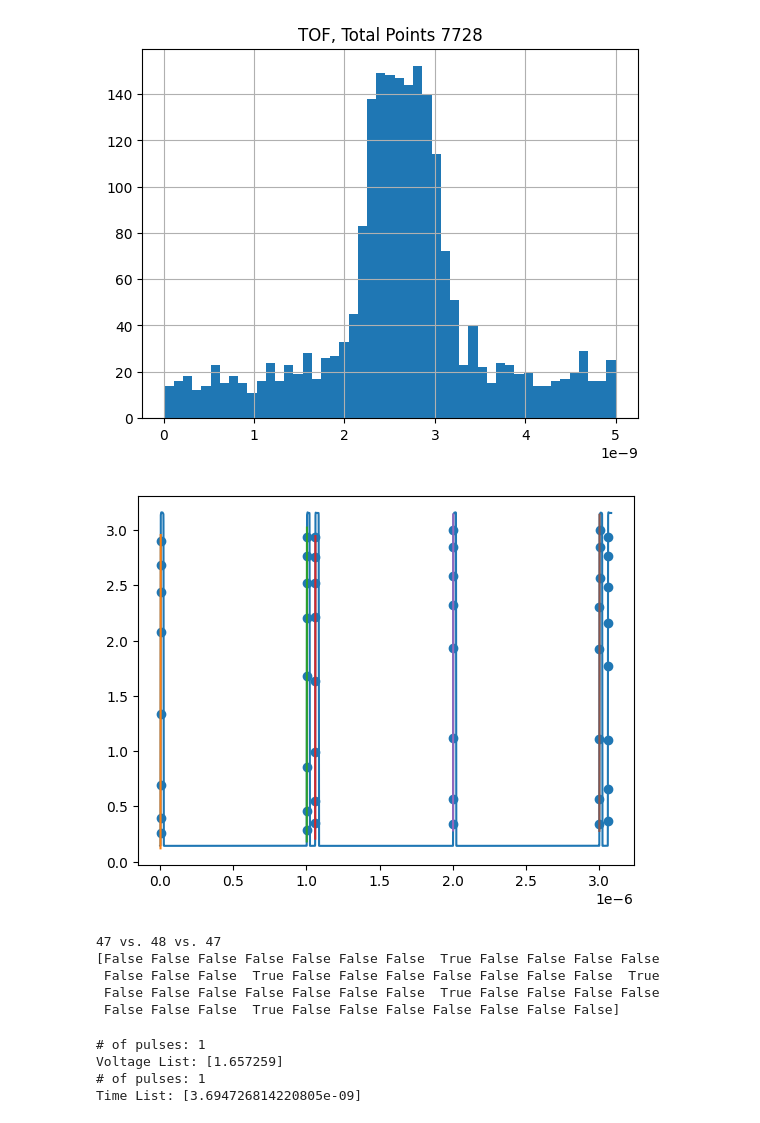
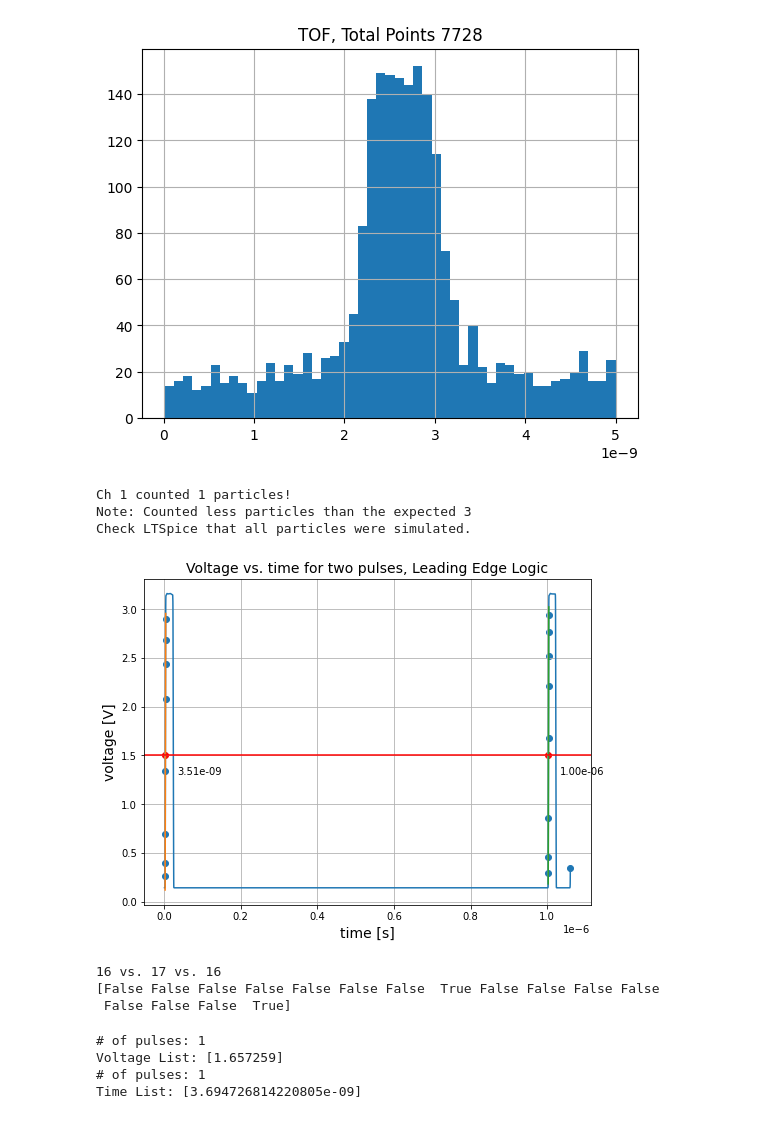
Before and after one commit to llbranch/Monte-Python, a Jupyter notebook: development_notebook.ipynb, the cells around one changed output. Cells and saved outputs as stored; diff of their text form; code cells hidden in the pictures.

```diff
--- a/development_notebook.ipynb
+++ b/development_notebook.ipynb
@@ -278,37 +259,46 @@ plt.show()
 # %%
 # plt.scatter(range(2),ch1Tof[:2])
 # plt.scatter(range(2),ch4Tof[:2], alpha=0.5)
 fig, ax = plt.subplots()
-end = 200
+fig.set_size_inches(8,6)
+end = 76
 time_at_thresh(ch1t[:end],ch1V[:end], 3, 1.5, 1)
 grad100 = np.gradient(ch1V[:end]) # find gradients on all data
 limit100 = (grad100 > 0.1) # positive slope bigger than 0.1
 ax.scatter(ch1t[:end][limit100],ch1V[:end][limit100])
 ax.plot(ch1t[:end],ch1V[:end])
 
 start_index = 0
 j = 0
 for i in range(len(np.diff(ch1t[:end][limit100]))): # for number of particles we expect
     if (np.diff(ch1t[:end][limit100]) > 10e-9)[i]: # if condition is true at index i
         times = ch1t[:end][limit100][start_index:i+1] # take snippet of time from starting index flag to index i
         Voltages = ch1V[:end][limit100][start_index:i+1]
         start_index = i+1 # reset flag to next position
         # ax.scatter(times,Voltages, color='red')
         if len(times) < 1 or len(Voltages) < 1: # if no particle here then skip
             print("skuip")
             continue
         m, b = np.polyfit(times,Voltages, deg=1) # find linear fit
         ax.plot(times,m*times+b)
+        ax.scatter((1.5-b)/m,1.5,color='red')
+        ax.text((1.5-b)/m+1e-6*0.03,1.5-0.2, f'{(1.5-b)/m:.2e}')
+ax.axhline(1.5, color='red')
+ax.set_title('Voltage vs. time for two pulses, Leading Edge Logic', fontsize=14)
+ax.set_xlabel('time [s]', fontsize=14)
+ax.set_ylabel('voltage [V]', fontsize=14)
+ax.grid()
 plt.show()
 print(len(np.diff(ch1t[:end][limit100])),'vs.', len(ch1t[:end][limit100]), 'vs.', len(np.diff(ch1t[:end][limit100]) < 1e-7))
 print(np.diff(ch1t[:end][limit100])>1e-8)
 # %% [output]
+Ch 1 counted 1 particles!
+Note: Counted less particles than the expected 3
+Check LTSpice that all particles were simulated.
-[figure, old version]
+[figure, new version]
-47 vs. 48 vs. 47
-[False False False False False False False  True False False False False
- False False False  True False False False False False False False  True
- False False False False False False False  True False False False False
- False False False  True False False False False False False False]
+16 vs. 17 vs. 16
+[False False False False False False False  True False False False False
+ False False False  True]
 # %%
 """ Slope checker: One Pulse """
 
```
Also changed, not shown: parts of 2 cells of this notebook, 5 other files.
